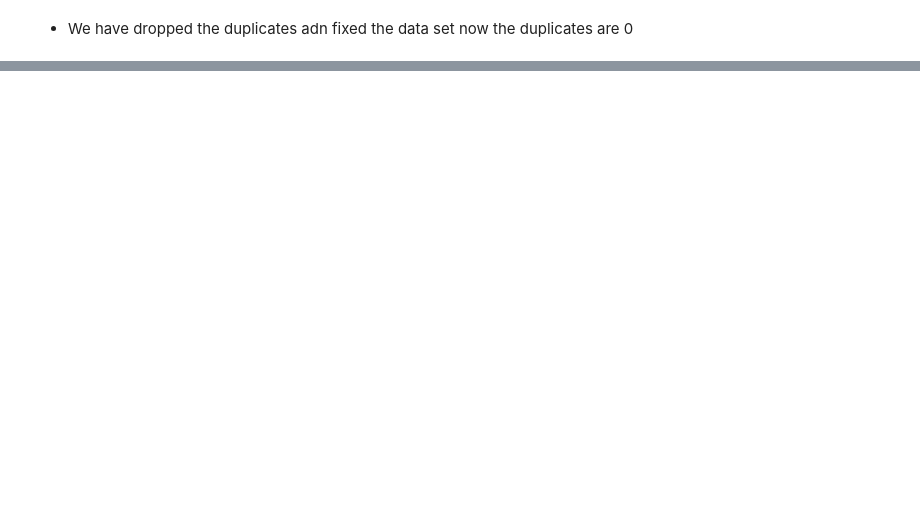
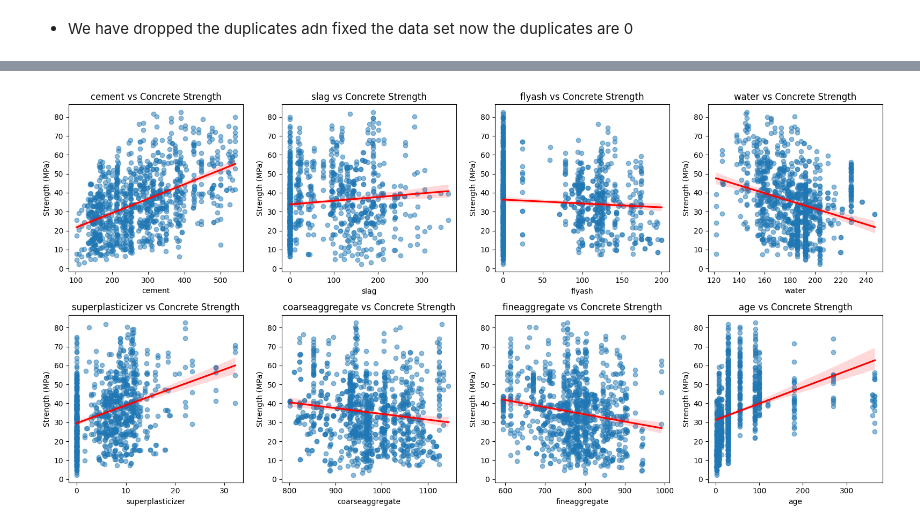
Before and after one commit to DanielMelo46/Neural_Networks_Assignment_1, a Jupyter notebook: assignment_2.ipynb, the cells around one changed output, grey strips where cells are left out. Cells and saved outputs as stored; diff of their text form; code cells hidden in the pictures; blank space fills up the shorter version.

```diff
--- a/assignment_2.ipynb
+++ b/assignment_2.ipynb
@@ -37,0 +111,19 @@ df.duplicated().sum()
+# %%
+# Specifying the features we want to plot in the pair plot
+features = ['cement', 'slag', 'flyash', 'water', 'superplasticizer',
+            'coarseaggregate', 'fineaggregate', 'age']
+
+fig, axes = plt.subplots(2, 4, figsize=(16, 8))
+axes = axes.flatten()
+
+for idx, feature in enumerate(features):
+    sns.regplot(data=df, x=feature, y='csMPa', ax=axes[idx],
+                scatter_kws={'alpha':0.5}, line_kws={'color':'red'})
+    axes[idx].set_title(f'{feature} vs Concrete Strength')
+    axes[idx].set_xlabel(feature)
+    axes[idx].set_ylabel('Strength (MPa)')
+
+plt.tight_layout()
+plt.show()
+# %% [output]
+[figure, added]
```
Also changed, not shown: parts of 13 cells of this notebook.
